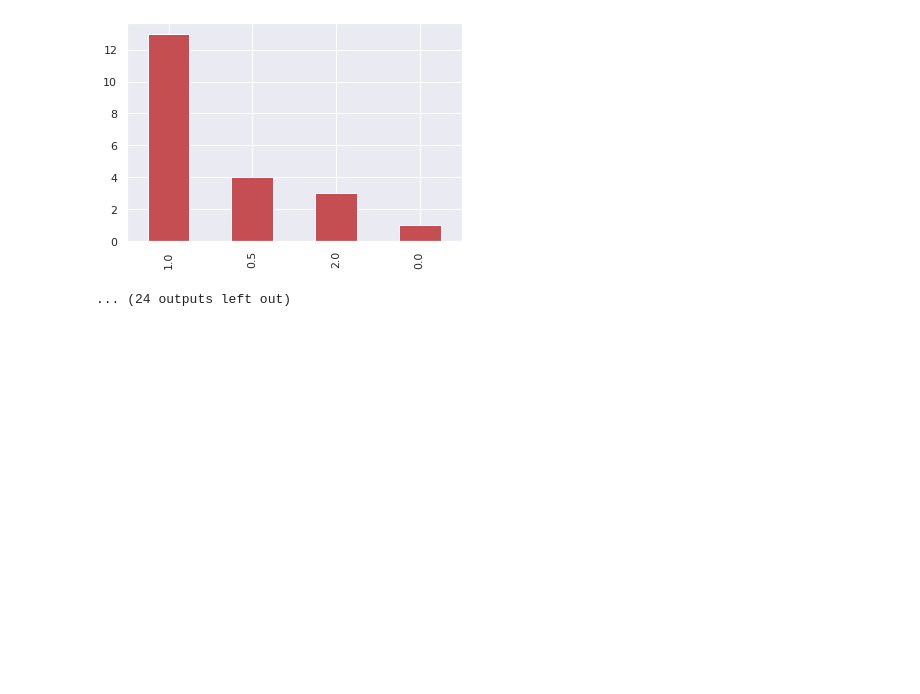
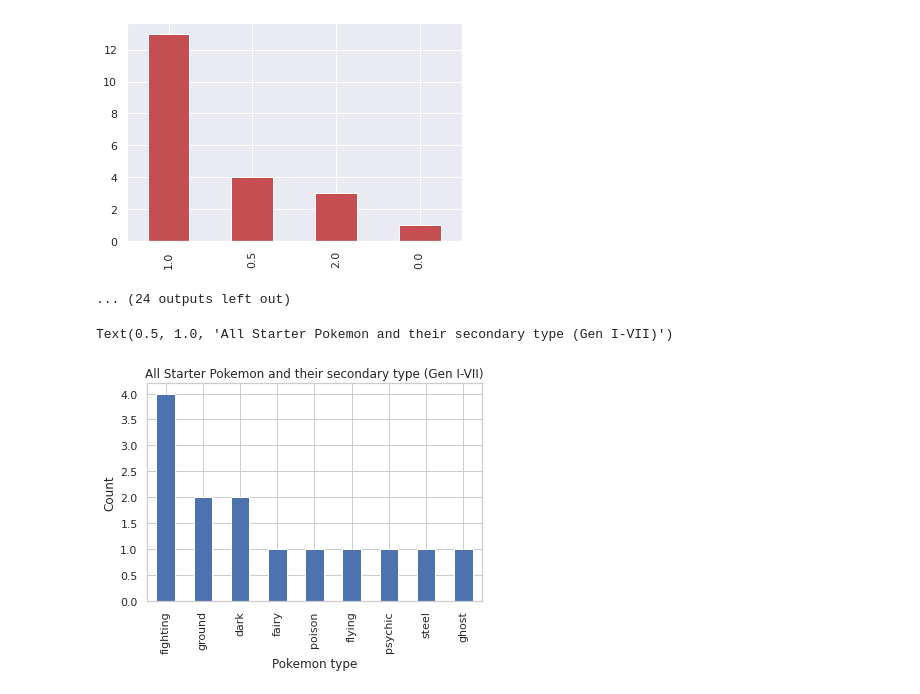
Before and after one commit to Shaheer-Imam/Data-Science, a Jupyter notebook: Pokemon_Data_Analysis.ipynb, the cells around one changed output. Drawn from its saved outputs; the diff is of its cells as text; code cells hidden in the pictures; blank space fills up the shorter version.

```diff
--- a/Pokemon_Data_Analysis.ipynb
+++ b/Pokemon_Data_Analysis.ipynb
@@ -387,3 +387,12 @@ against_fight
 [0.5 1.  2.  0. ]
 [figure]
 ... (24 outputs left out)
+# %%
+t2list = df['type2'].value_counts().plot.bar()
+
+plt.ylabel('Count')
+plt.xlabel('Pokemon type')
+plt.title('All Starter Pokemon and their secondary type (Gen I-VII)')
+# %% [output]
+Text(0.5, 1.0, 'All Starter Pokemon and their secondary type (Gen I-VII)')
+[figure, added]
```
Also changed, not shown: parts of 9 cells of this notebook.
